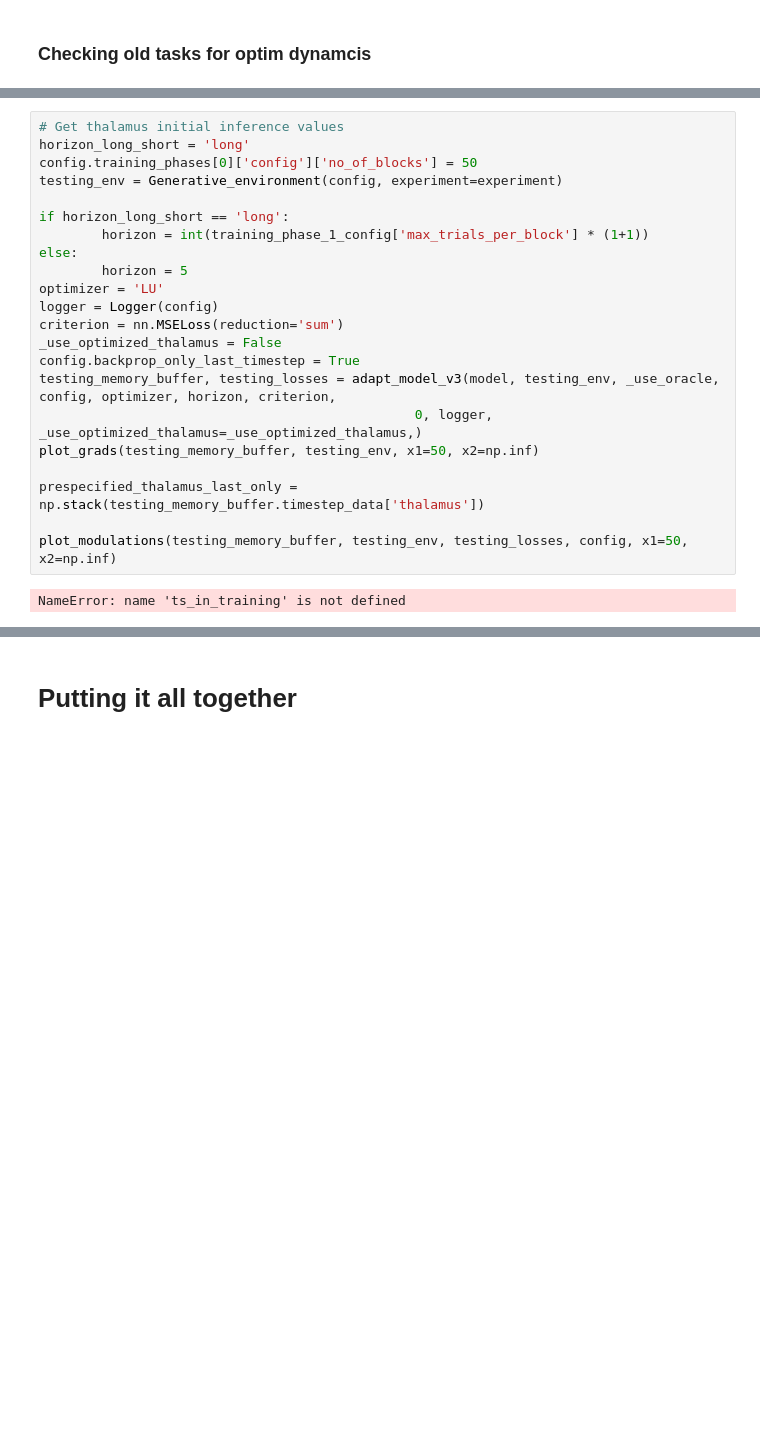
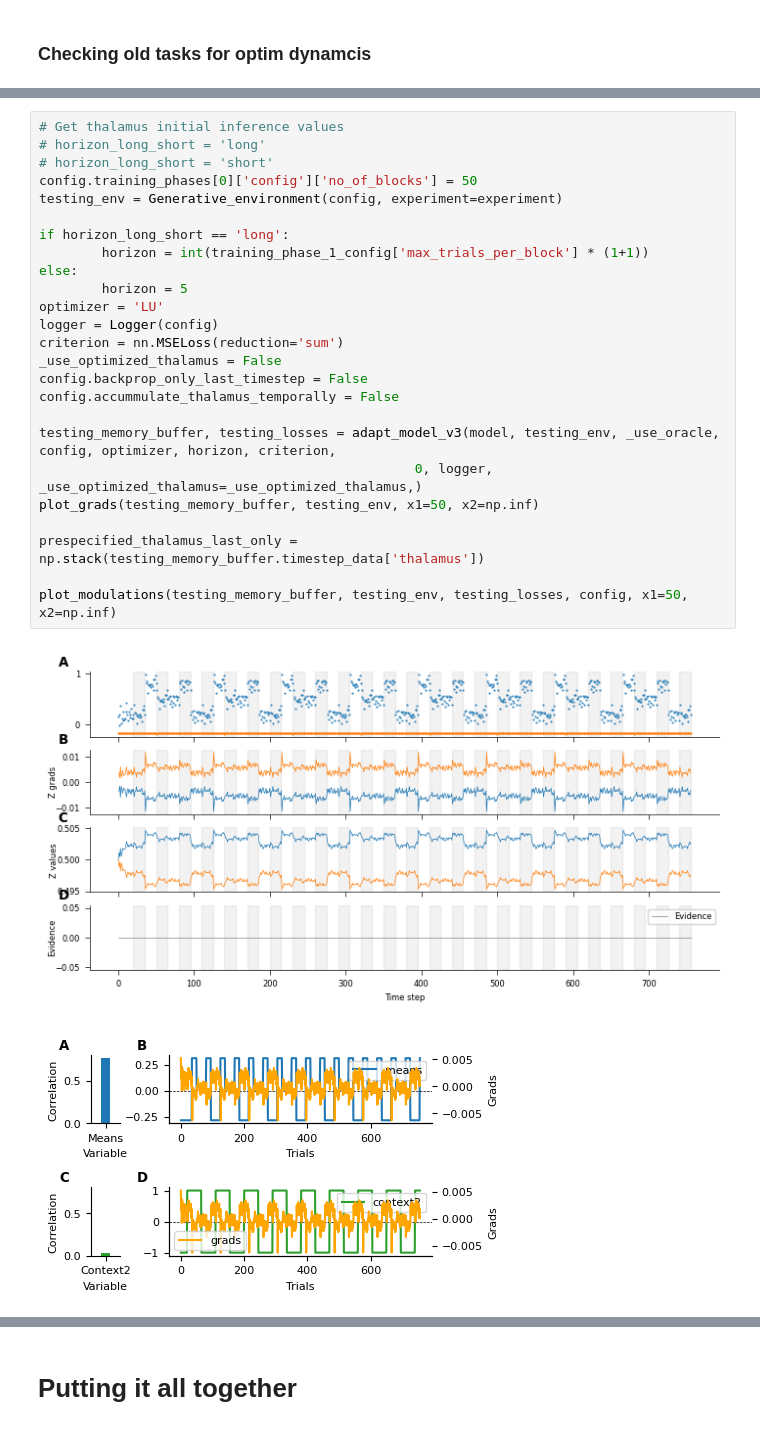
Before and after one commit to hummosa/contextual_switching_task, a Jupyter notebook: hierarchical_random_repeats_multi_scale_task.ipynb, the cells around one changed output, grey strips where cells are left out. Drawn from its saved outputs; the diff is of its cells as text; blank space fills up the shorter version.

```diff
--- a/hierarchical_random_repeats_multi_scale_task.ipynb
+++ b/hierarchical_random_repeats_multi_scale_task.ipynb
@@ -197,24 +271,28 @@ plot_modulations(testing_memory_buffer, testing_env, testing_losses, config, x1=
 # %%
 # Get thalamus initial inference values
-horizon_long_short = 'long'
+# horizon_long_short = 'long'
+# horizon_long_short = 'short'
 config.training_phases[0]['config']['no_of_blocks'] = 50
 testing_env = Generative_environment(config, experiment=experiment)
 
 if horizon_long_short == 'long':
         horizon = int(training_phase_1_config['max_trials_per_block'] * (1+1))
 else:
         horizon = 5
 optimizer = 'LU'
 logger = Logger(config)
 criterion = nn.MSELoss(reduction='sum')
 _use_optimized_thalamus = False
-config.backprop_only_last_timestep = True
+config.backprop_only_last_timestep = False
+config.accummulate_thalamus_temporally = False
+
 testing_memory_buffer, testing_losses = adapt_model_v3(model, testing_env, _use_oracle, config, optimizer, horizon, criterion,
                                                 0, logger, _use_optimized_thalamus=_use_optimized_thalamus,)
 plot_grads(testing_memory_buffer, testing_env, x1=50, x2=np.inf)
 
 prespecified_thalamus_last_only = np.stack(testing_memory_buffer.timestep_data['thalamus'])
 
 plot_modulations(testing_memory_buffer, testing_env, testing_losses, config, x1=50, x2=np.inf)
 # %% [output]
-NameError: name 'ts_in_training' is not defined
+[figure, added]
+[figure, added]
```
Also changed, not shown: parts of 15 cells of this notebook, 4 other files.
